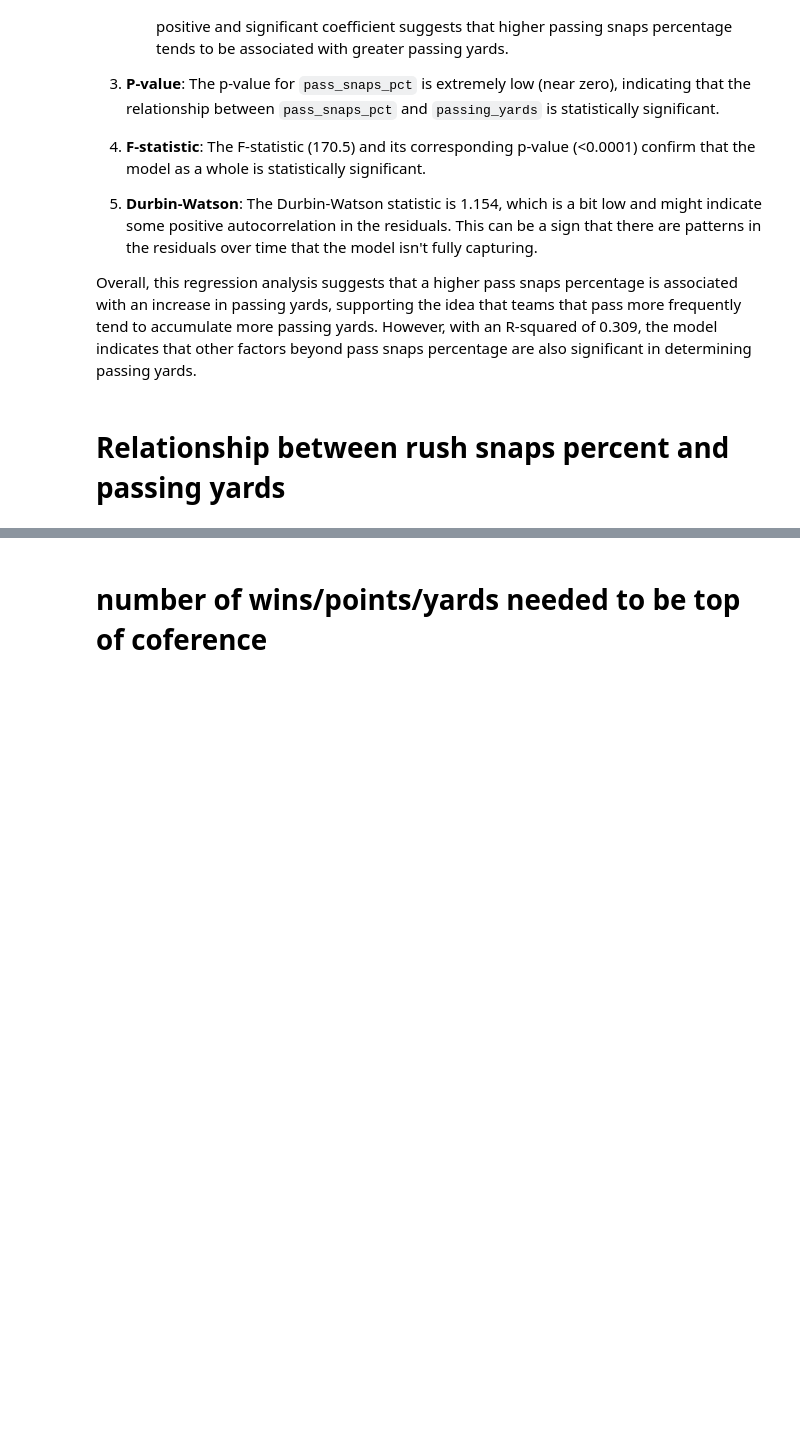
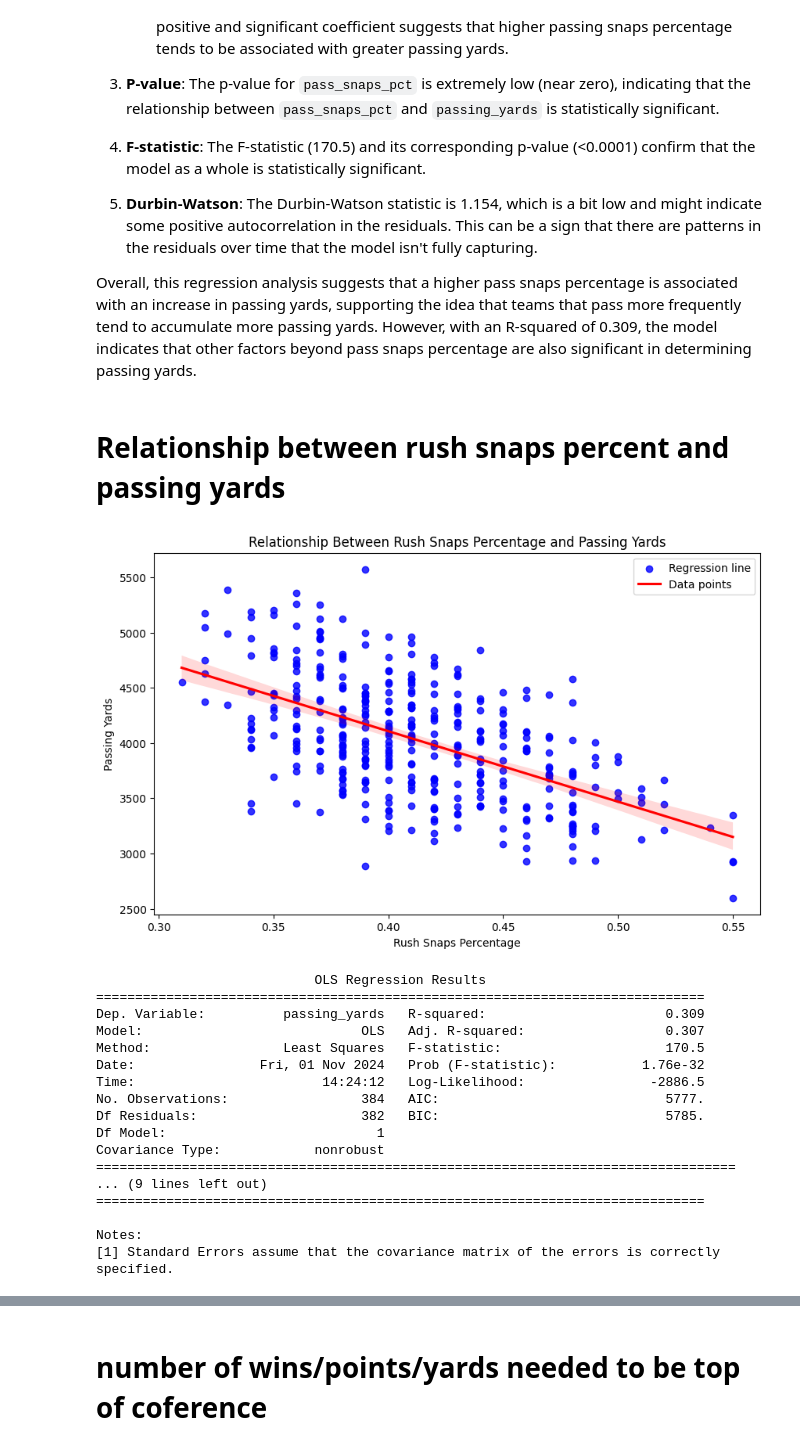
Before and after one commit to kai-ion/Data-602, a Jupyter notebook: Final Project/final_project.ipynb, the cells around one changed output, grey strips where cells are left out. Cells and saved outputs as stored; diff of their text form; code cells hidden in the pictures; blank space fills up the shorter version.

Commit message:
update: rush snaps pct

```diff
--- a/Final Project/final_project.ipynb
+++ b/Final Project/final_project.ipynb
@@ -1478,3 +1478,44 @@ The regression results provide insights into the relationship between `pass_snap
 Overall, this regression analysis suggests that a higher pass snaps percentage is associated with an increase in passing yards, supporting the idea that teams that pass more frequently tend to accumulate more passing yards. However, with an R-squared of 0.309, the model indicates that other factors beyond pass snaps percentage are also significant in determining passing yards.
 # %% [markdown]
 # Relationship between rush snaps percent and passing yards
+# %%
+# Scatter plot with regression line
+plt.figure(figsize=(10, 6))
+sns.regplot(x='rush_snaps_pct', y='passing_yards', data=df, color='blue', line_kws={'color': 'red'})
+plt.xlabel("Rush Snaps Percentage")
+plt.ylabel("Passing Yards")
+plt.title("Relationship Between Rush Snaps Percentage and Passing Yards")
+plt.legend(["Regression line", "Data points"])
+plt.show()
+
+# Simple linear regression analysis
+X = df[['rush_snaps_pct']]
+y = df['passing_yards']
+
+# Adding constant to the independent variable
+X = sm.add_constant(X)
+
+# Fitting the model
+model = sm.OLS(y, X).fit()
+
+# Displaying the summary
+print(model.summary())
+# %% [output]
+[figure, added]
+                            OLS Regression Results
+==============================================================================
+Dep. Variable:          passing_yards   R-squared:                       0.309
+Model:                            OLS   Adj. R-squared:                  0.307
+Method:                 Least Squares   F-statistic:                     170.5
+Date:                Fri, 01 Nov 2024   Prob (F-statistic):           1.76e-32
+Time:                        14:24:12   Log-Likelihood:                -2886.5
+No. Observations:                 384   AIC:                             5777.
+Df Residuals:                     382   BIC:                             5785.
+Df Model:                           1
+Covariance Type:            nonrobust
+==================================================================================
+... (9 lines left out)
+==============================================================================
+
+Notes:
+[1] Standard Errors assume that the covariance matrix of the errors is correctly specified.
```
Also changed, not shown: parts of 9 cells of this notebook.
